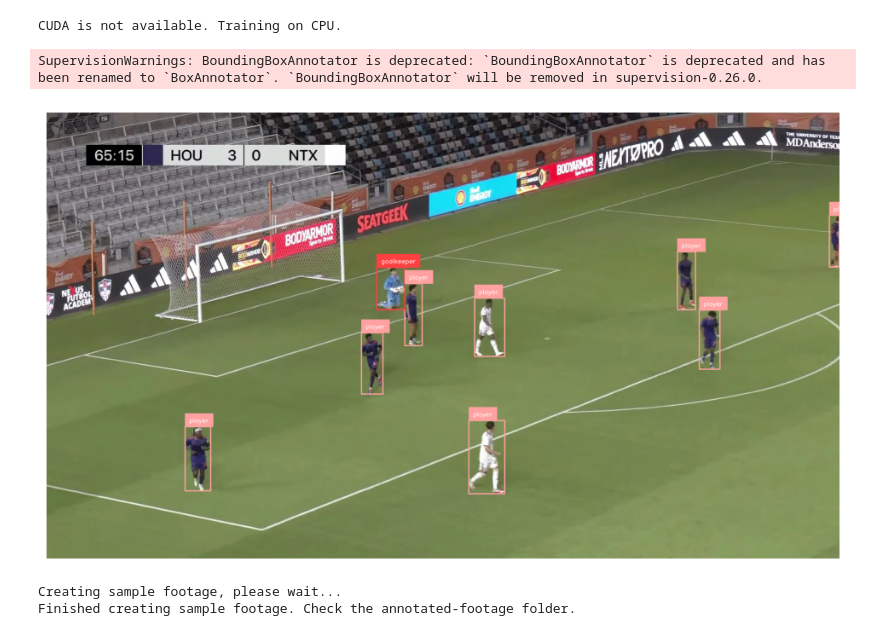
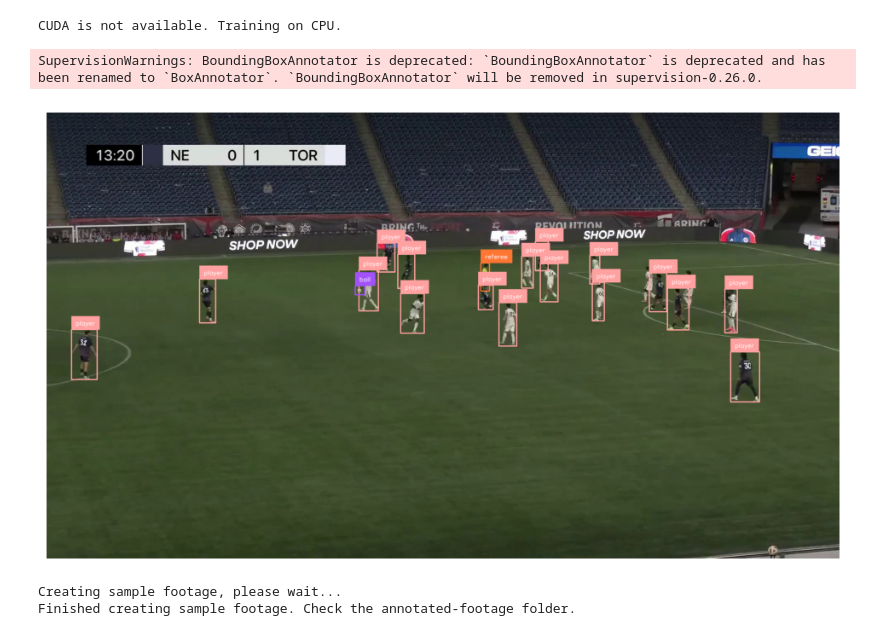
Before and after one commit to Isss11/soccer-computer-vision-analysis, a Jupyter notebook: detector.ipynb, the cells around one changed output. Drawn from its saved outputs; the diff is of its cells as text; code cells hidden in the pictures.

```diff
--- a/detector.ipynb
+++ b/detector.ipynb
@@ -54,35 +54,35 @@ CUDA is not available. Training on CPU.
 # %%
 from inference import get_model
 import supervision as sv
 import cv2
 
 # define the image url to use for inference
-image_file = "images-object/frame800.jpg"
+image_file = "images-object/frame600.jpg"
 image = cv2.imread(image_file)
 
 # load a pre-trained yolov8n model
 objectModel = get_model(model_id="soccer-computer-vision-acffy/3")
 
 # run inference on our chosen image, image can be a url, a numpy array, a PIL image, etc.
 
 results = objectModel.infer(image)[0]
 
 # load the results into the supervision Detections api
 detections = sv.Detections.from_inference(results)
 
 # create supervision annotators
 bounding_box_annotator = sv.BoundingBoxAnnotator()
 label_annotator = sv.LabelAnnotator()
 
 # annotate the image with our inference results
 annotated_image = bounding_box_annotator.annotate(scene=image, detections=detections)
 annotated_image = label_annotator.annotate(scene=annotated_image, detections=detections)
 
 # display the image
 sv.plot_image(annotated_image)
 # %% [output]
 SupervisionWarnings: BoundingBoxAnnotator is deprecated: `BoundingBoxAnnotator` is deprecated and has been renamed to `BoxAnnotator`. `BoundingBoxAnnotator` will be removed in supervision-0.26.0.
-[figure, old version]
+[figure, new version]
 # %%
 import supervision as sv
 import os
```
Also changed, not shown: parts of 1 cell of this notebook, 1 other file.
